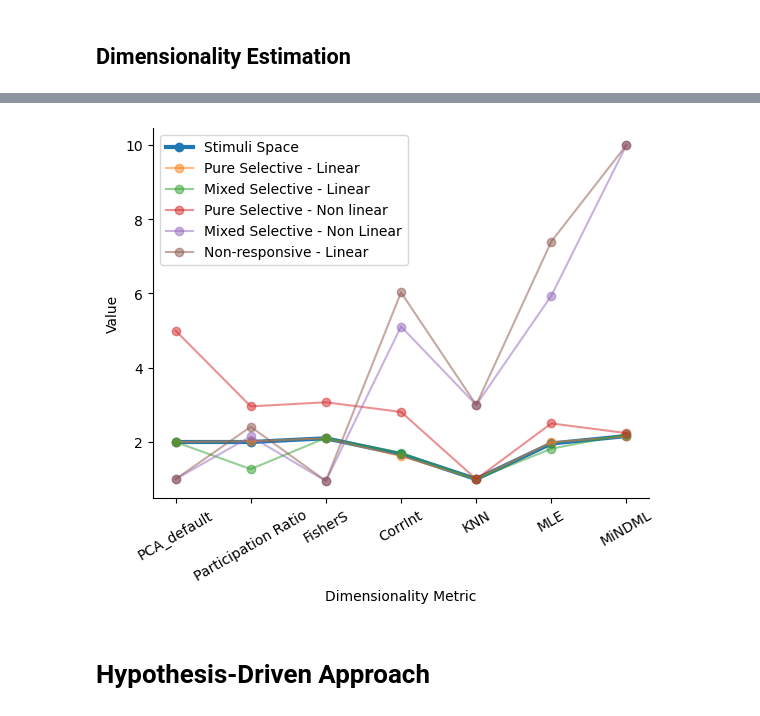
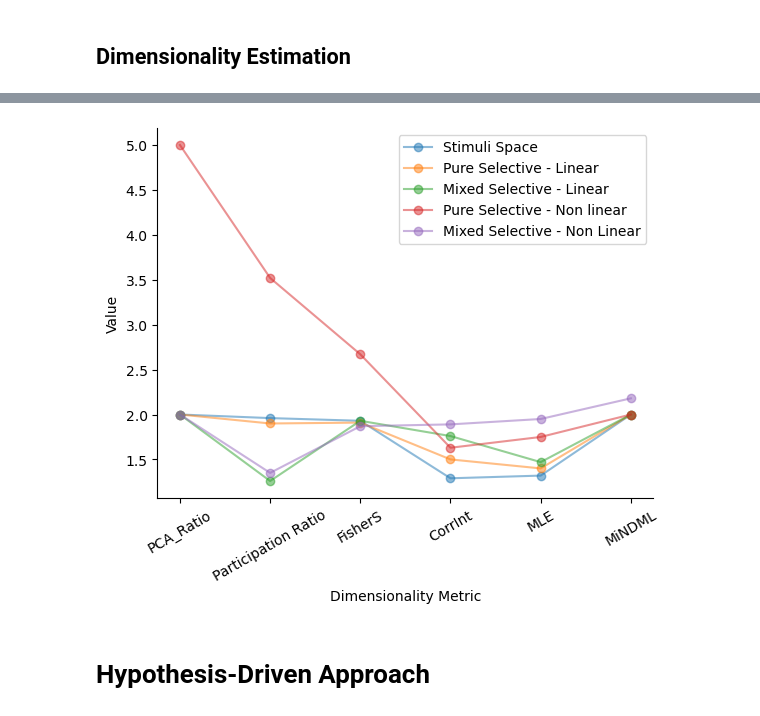
Before and after one commit to ZiluLiang/NeuralGeometry, a Jupyter notebook: MethodsMeeting.ipynb, the cells around one changed output, grey strips where cells are left out. Drawn from its saved outputs; the diff is of its cells as text; code cells hidden in the pictures.

```diff
--- a/MethodsMeeting.ipynb
+++ b/MethodsMeeting.ipynb
@@ -114,7 +114,7 @@ TwoNeuronSpaces = {
 
 fig_fspace,ax_fspace = plt.subplots(1,len(TwoNeuronSpaces),figsize=(4*(len(TwoNeuronSpaces)),4))
 for js,(s_name,s_mat) in enumerate(TwoNeuronSpaces.items()):
-    splot=ax_fspace[js].scatter(x=s_mat[:,0],y=s_mat[:,1],c=Trees.stimuli[:,0],s=np.exp(Trees.stimuli[:,1]*3+3),marker="1")
+    splot=ax_fspace[js].scatter(x=s_mat[:,0],y=s_mat[:,1],c=Trees.stimuli[:,1],s=np.exp(Trees.stimuli[:,0]*3+3),marker="1")
     ax_fspace[js].set_title(s_name.replace(' - ','\n'))
     if "stimuli" in s_name:
         ax_fspace[js].set_xlabel(Trees.featurenames[0])
@@ -207,5 +221,5 @@ def GenerateMixedSelectiveWeights(rng):
 sig_range = [0.01,0.9]
 mu_range = [0.4,0.6]
 cov_range = [0.0,0.9]
-noise_mu, noise_sig = 0,0.05 # low noise
+noise_mu, noise_sig = 0,0.001 # low noise
 # hight noise: noise_mu, noise_sig = 0,0.1
@@ -211,0 +267,26 @@ noise_mu, noise_sig = 0,0.05 # low noise
+# %%
+# visualize neural representation - firing response
+
+# compute PCA
+from sklearn.decomposition import PCA
+pca_space = {}
+for js,(s_name,s_mat) in enumerate(ThreeNeuronSpaces.items()):
+    pca_space[s_name] = PCA(n_components=2).fit_transform(s_mat)
+
+# Plot firing rates and PCA transformed firing rates
+fig = plt.figure(figsize=(4*len(ThreeNeuronSpaces),4))
+for js,(s_name,s_mat) in enumerate(ThreeNeuronSpaces.items()):
+
+    if "Stimuli" in s_name:
+        ax = fig.add_subplot(1, len(ThreeNeuronSpaces), js+1)
+        ax.scatter(s_mat[:,0], s_mat[:,1], c=Trees.stimuli[:,1],s=np.exp(Trees.stimuli[:,0]*3+3),marker="1")
+        ax.set_xlabel('leafiness')
+        ax.set_ylabel('branchiness')
+
+    elif "stimuli" not in s_name:
+        ax = fig.add_subplot(1, len(ThreeNeuronSpaces), js+1, projection='3d')
+        ax.scatter(s_mat[:,0], s_mat[:,1], s_mat[:,2], c=Trees.stimuli[:,1],s=np.exp(Trees.stimuli[:,0]*3+3),marker="1")
+        ax.set_xlabel('neuron 1')
+        ax.set_ylabel('neuron 2')
+        ax.set_zlabel('neuron 3')
+    ax.set_title(s_name)
@@ -449,5 +543,5 @@ NONLINEAR:: Fisher S: 0.95; CorrInt: 6.03,KNN: 2; MLE: 7.4; MiND_ML: 10.0
 # %%
-DimensionalityMetrics = ['PC1', 'PCA_default', 'Participation Ratio', 'FisherS', 'CorrInt', 'KNN', 'MLE', 'MiNDML']
+DimensionalityMetrics = ['PC1', 'PCA_Ratio', 'Participation Ratio', 'FisherS', 'CorrInt', 'MLE', 'MiNDML']
 dim_dict = {}
 
 for js,(s_name,s_mat) in enumerate(NeuronSpaces.items()):
@@ -456,29 +550,31 @@ for js,(s_name,s_mat) in enumerate(NeuronSpaces.items()):
     model.fit_transform(s_mat)
     dimPC1 =model.explained_variance_ratio_[0]
     # intrinsic dimensionality methods
-    dimPCA_default = skdim.id.lPCA().fit(s_mat).dimension_
+    dimPCA_default = skdim.id.lPCA(ver='ratio', alphaRatio=0.95).fit(s_mat).dimension_
     dimPCA_PR = round(skdim.id.lPCA(ver='participation_ratio').fit(s_mat).dimension_,2)
     dimFisherS = round(skdim.id.FisherS().fit(s_mat).dimension_,2)
     dimCorrInt = round(skdim.id.CorrInt().fit(s_mat).dimension_,2)
-    dimKNN = round(skdim.id.KNN().fit(s_mat).dimension_,2)
+    dimKNN = round(skdim.id.KNN(k=10).fit(s_mat).dimension_,2)
     dimMLE= round(skdim.id.MLE().fit(s_mat).dimension_,2)
     dimMiNDML = round(skdim.id.MiND_ML().fit(s_mat).dimension_,2)
 
-    dim_dict[s_name] = [dimPC1, dimPCA_default, dimPCA_PR, dimFisherS, dimCorrInt, dimKNN, dimMLE, dimMiNDML]
+    dim_dict[s_name] = [dimPC1, dimPCA_default, dimPCA_PR, dimFisherS, dimCorrInt, dimMLE, dimMiNDML]
 # %%
 for s_name in dim_dict:
-    if s_name == 'Stimuli Space':
+    if s_name == 'stimuli space':
         plt.plot(dim_dict[s_name][1:], linewidth = 3, marker = 'o', label = s_name)
+    elif s_name == 'Non-responsive - Linear':
+        pass
     else:
         plt.plot(dim_dict[s_name][1:], alpha=0.5, marker = 'o', label = s_name)
 plt.xticks(ticks=np.arange(len(dim_dict[s_name][1:])), labels=DimensionalityMetrics[1:], rotation=30)
 plt.xlabel('Dimensionality Metric')
 plt.ylabel('Value')
 
 plt.legend()
 sns.despine()
 # %% [output]
-[figure, old version]
+[figure, new version]
 # %% [markdown]
 # Hypothesis-Driven Approach
 # %% [markdown]
```
Also changed, not shown: parts of 18 cells of this notebook, 2 other files.
